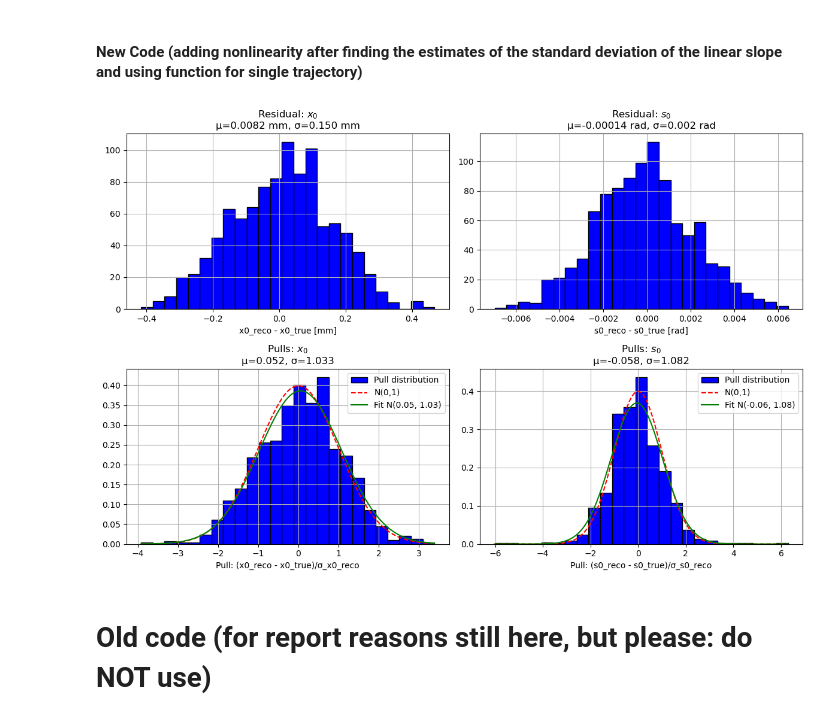
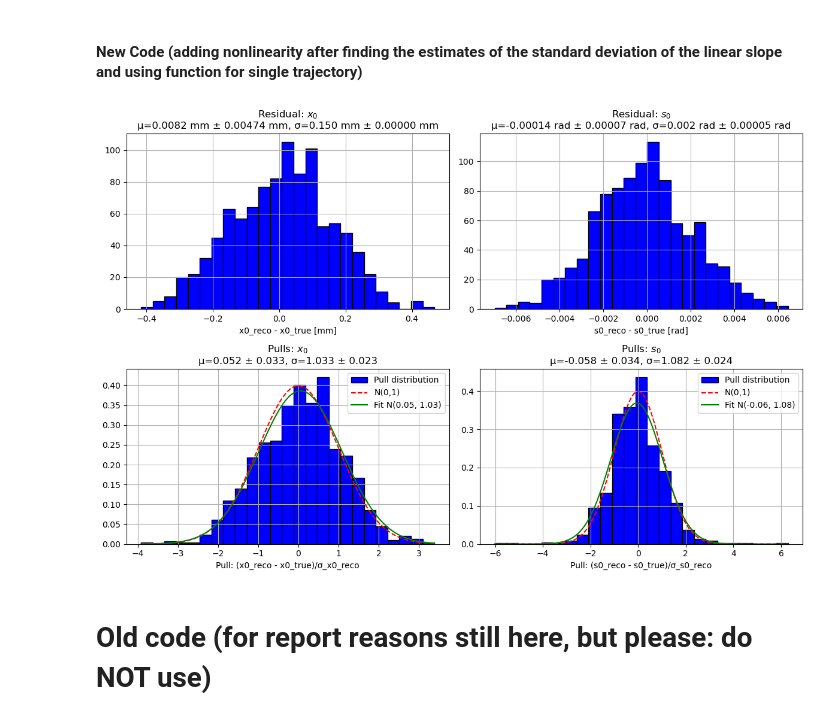
Before and after one commit to manueltuor/DAII, a Jupyter notebook: Tracking resolution.ipynb, the cells around one changed output. Saved outputs shown, nothing was run; the diff lists cells and outputs as text; code cells hidden in the pictures.

```diff
--- a/Tracking resolution.ipynb
+++ b/Tracking resolution.ipynb
@@ -148,17 +148,22 @@ mean_resi_x0 = np.mean(resi_x0)
 std_resi_s0 = np.std(resi_s0)
 std_resi_x0 = np.std(resi_x0)
 
+mean_resi_s0_error = std_resi_s0/np.sqrt(n_trajectories)
+mean_resi_x0_error = std_resi_x0/np.sqrt(n_trajectories)
+std_resi_s0_error = std_resi_s0/np.sqrt(2 * n_trajectories - 2)
+std_resi_x0_error = std_resi_x0/np.sqrt(2 * n_trajectories - 2)
+
 # 2x2 subplot figure
 fig, axs = plt.subplots(2, 2, figsize=(12, 8))
 
 # Plot these distributions as histograms
 axs[0, 0].hist(resi_x0 * 1000, bins = 25, color = "blue", edgecolor = "black")
-axs[0, 0].set_title(f"Residual: $x_0$\nμ={mean_resi_x0 * 1000:.4f} mm, σ={std_resi_x0 * 1000:.3f} mm")
+axs[0, 0].set_title(f"Residual: $x_0$\nμ={mean_resi_x0 * 1000:.4f} mm ± {mean_resi_x0_error * 1000:.5f} mm, σ={std_resi_x0 * 1000:.3f} mm ± {std_resi_x0_error:.5f} mm")
 axs[0, 0].set_xlabel("x0_reco - x0_true [mm]")
 axs[0, 0].grid()
 
 axs[0, 1].hist(resi_s0, bins = 25, color = "blue", edgecolor = "black")
-axs[0, 1].set_title(f"Residual: $s_0$\nμ={mean_resi_s0:.5f} rad, σ={std_resi_s0:.3f} rad")
+axs[0, 1].set_title(f"Residual: $s_0$\nμ={mean_resi_s0:.5f} rad ± {mean_resi_s0_error:.5f} rad, σ={std_resi_s0:.3f} rad ± {std_resi_s0_error:.5f} rad")
 axs[0, 1].set_xlabel("s0_reco - s0_true [rad]")
 axs[0, 1].grid()
 
@@ -169,6 +174,11 @@ mean_pulls_x0 = np.mean(pulls_x0)
 
 std_pulls_s0 = np.std(pulls_s0)
 std_pulls_x0 = np.std(pulls_x0)
+
+mean_pulls_s0_error = std_pulls_s0/np.sqrt(n_trajectories)
+mean_pulls_x0_error = std_pulls_x0/np.sqrt(n_trajectories)
+std_pulls_s0_error = std_pulls_s0/np.sqrt(2 * n_trajectories - 2)
+std_pulls_x0_error = std_pulls_x0/np.sqrt(2 * n_trajectories - 2)
 
 # Plot these distributions as histograms
 """
@@ -181,36 +191,36 @@ plt.show()
 
 plt.figure()
 plt.hist(pulls_s0, bins = 25, color = "blue", edgecolor = "black")
 plt.title(f"Pulls: $s_0$, μ={mean_pulls_s0:.3f}, σ={std_pulls_s0: .3f}")
 plt.xlabel("Pull: (s0_reco - s0_true)/σ_s0_reco")
 plt.grid()
 plt.show()
 """
 
 # Plot the distributions exactly the same way again, now with overlayed Gaussian distributions
 axs[1, 0].hist(pulls_x0, bins=25, density=True, color="blue", edgecolor="black", label="Pull distribution")
 x_vals = np.linspace(min(pulls_x0), max(pulls_x0), 500)
 axs[1, 0].plot(x_vals, norm.pdf(x_vals, 0, 1), 'r--', label="N(0,1)")
 axs[1, 0].plot(x_vals, norm.pdf(x_vals, mean_pulls_x0, std_pulls_x0), 'g-', label=f"Fit N({mean_pulls_x0:.2f}, {std_pulls_x0:.2f})")
-axs[1, 0].set_title(f"Pulls: $x_0$\nμ={mean_pulls_x0:.3f}, σ={std_pulls_x0:.3f}")
+axs[1, 0].set_title(f"Pulls: $x_0$\nμ={mean_pulls_x0:.3f} ± {mean_pulls_x0_error:.3f}, σ={std_pulls_x0:.3f} ± {std_pulls_x0_error:.3f}")
 axs[1, 0].set_xlabel("Pull: (x0_reco - x0_true)/σ_x0_reco")
 axs[1, 0].legend()
 axs[1, 0].grid()
 
 axs[1, 1].hist(pulls_s0, bins=25, density=True, color="blue", edgecolor="black", label="Pull distribution")
 x_vals = np.linspace(min(pulls_s0), max(pulls_s0), 500)
 axs[1, 1].plot(x_vals, norm.pdf(x_vals, 0, 1), 'r--', label="N(0,1)")
 axs[1, 1].plot(x_vals, norm.pdf(x_vals, mean_pulls_s0, std_pulls_s0), 'g-', label=f"Fit N({mean_pulls_s0:.2f}, {std_pulls_s0:.2f})")
-axs[1, 1].set_title(f"Pulls: $s_0$\nμ={mean_pulls_s0:.3f}, σ={std_pulls_s0:.3f}")
+axs[1, 1].set_title(f"Pulls: $s_0$\nμ={mean_pulls_s0:.3f} ± {mean_pulls_s0_error:.3f}, σ={std_pulls_s0:.3f} ± {std_pulls_s0_error:.3f}")
 axs[1, 1].set_xlabel("Pull: (s0_reco - s0_true)/σ_s0_reco")
 axs[1, 1].legend()
 axs[1, 1].grid()
 
 plt.tight_layout()
 # plt.savefig("Multiple trajectories")
 plt.show()
 # %% [output]
-[figure, old version]
+[figure, new version]
 # %% [markdown]
 # Old code (for report reasons still here, but please: do NOT use)
 # %% [markdown]
```
Also changed, not shown: parts of 1 cell of this notebook.
